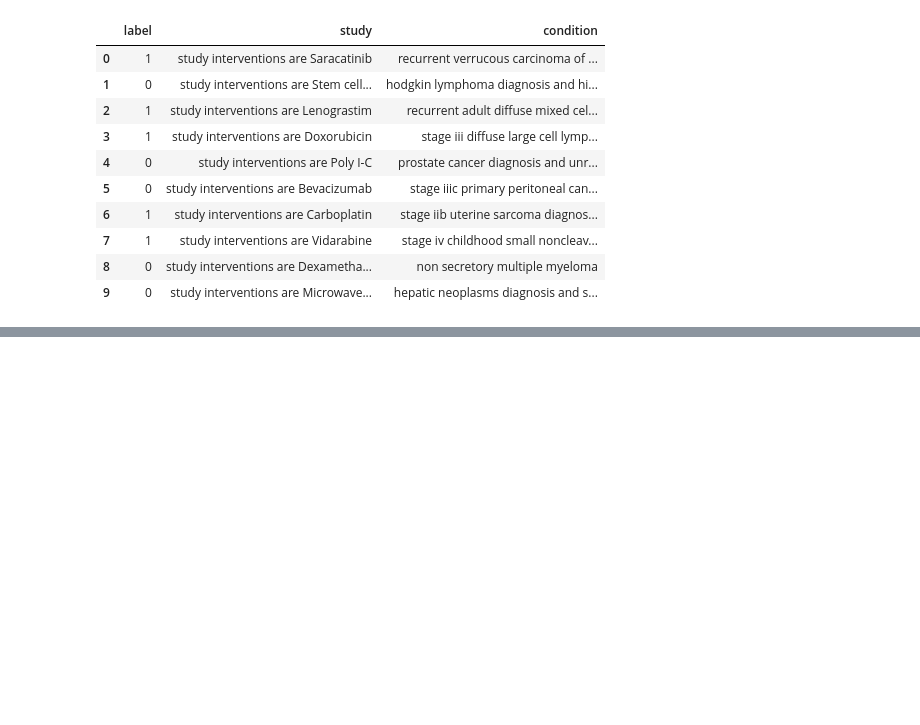
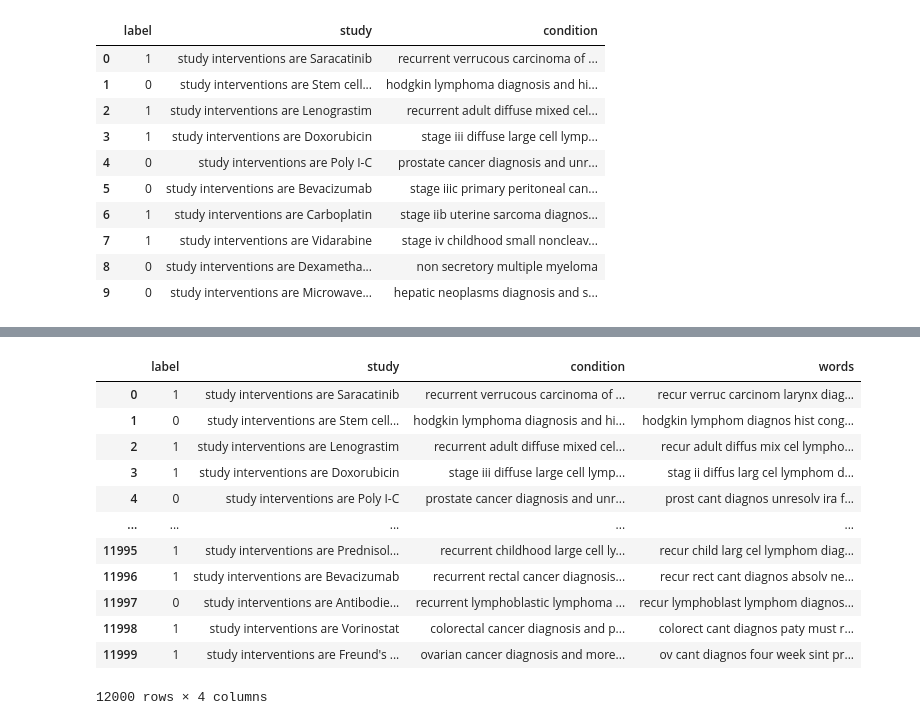
Before and after one commit to santiagotri/Proyecto1_BI, a Jupyter notebook: main_proyecto1.ipynb, the cells around one changed output, grey strips where cells are left out. Saved outputs shown, nothing was run; the diff lists cells and outputs as text; code cells hidden in the pictures; blank space fills up the shorter version.

```diff
--- a/main_proyecto1.ipynb
+++ b/main_proyecto1.ipynb
@@ -338,0 +347,17 @@ data_t.head()
+# %%
+data_t['words'] = data_t['words'].apply(lambda x: ' '.join(map(str, x)))
+data_t
+# %% [output]
+|  | label | study | condition | words |
+| 0 | 1 | study interventions are Saracatinib | recurrent verrucous carcinoma of ... | recur verruc carcinom larynx diag... |
+| 1 | 0 | study interventions are Stem cell... | hodgkin lymphoma diagnosis and hi... | hodgkin lymphom diagnos hist cong... |
+| 2 | 1 | study interventions are Lenograstim | recurrent adult diffuse mixed cel... | recur adult diffus mix cel lympho... |
+| 3 | 1 | study interventions are Doxorubicin | stage iii diffuse large cell lymp... | stag ii diffus larg cel lymphom d... |
+| 4 | 0 | study interventions are Poly I-C | prostate cancer diagnosis and unr... | prost cant diagnos unresolv ira f... |
+| ... | ... | ... | ... | ... |
+| 11995 | 1 | study interventions are Prednisol... | recurrent childhood large cell ly... | recur child larg cel lymphom diag... |
+| 11996 | 1 | study interventions are Bevacizumab | recurrent rectal cancer diagnosis... | recur rect cant diagnos absolv ne... |
+| 11997 | 0 | study interventions are Antibodie... | recurrent lymphoblastic lymphoma ... | recur lymphoblast lymphom diagnos... |
+| 11998 | 1 | study interventions are Vorinostat | colorectal cancer diagnosis and p... | colorect cant diagnos paty must r... |
+| 11999 | 1 | study interventions are Freund's ... | ovarian cancer diagnosis and more... | ov cant diagnos four week sint pr... |
+12000 rows × 4 columns
```
Also changed, not shown: parts of 17 cells of this notebook.
